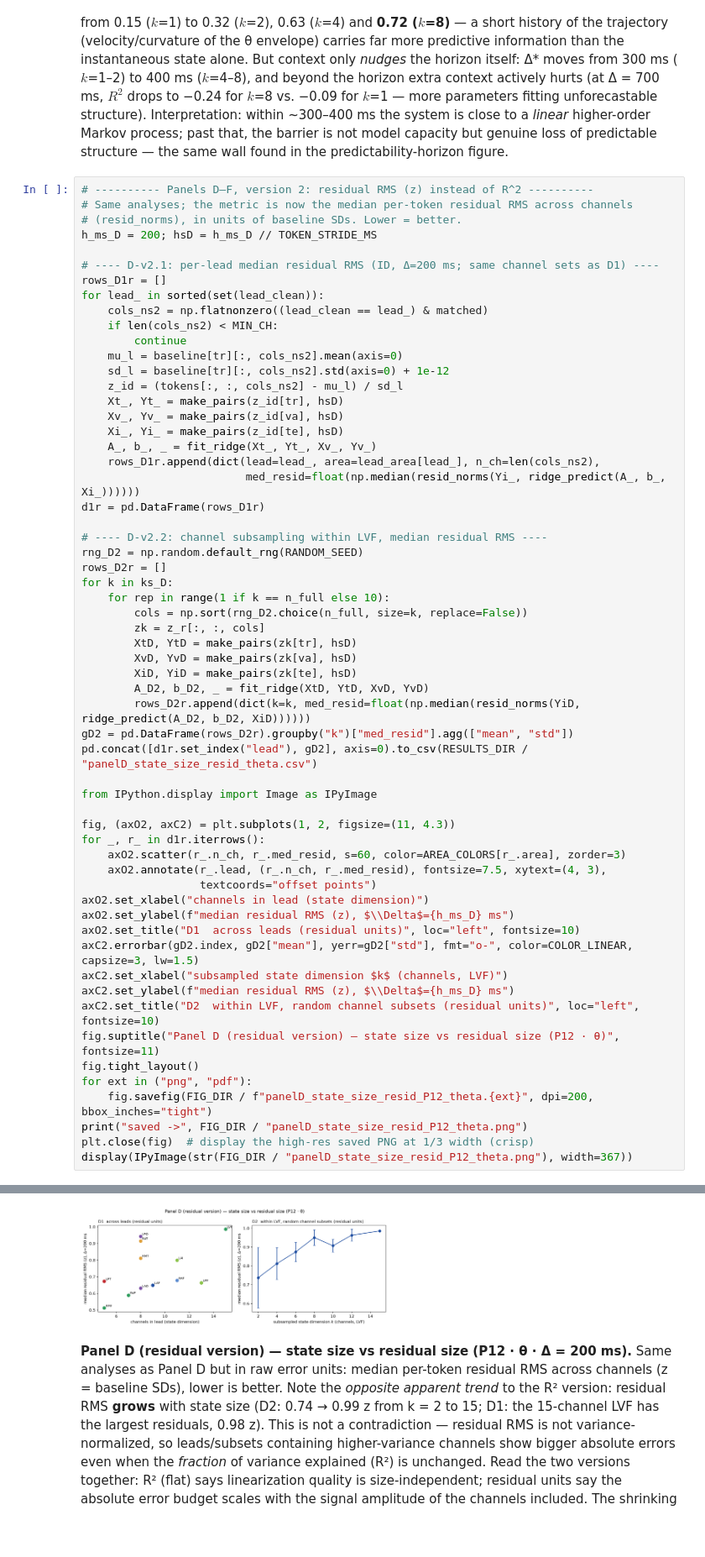
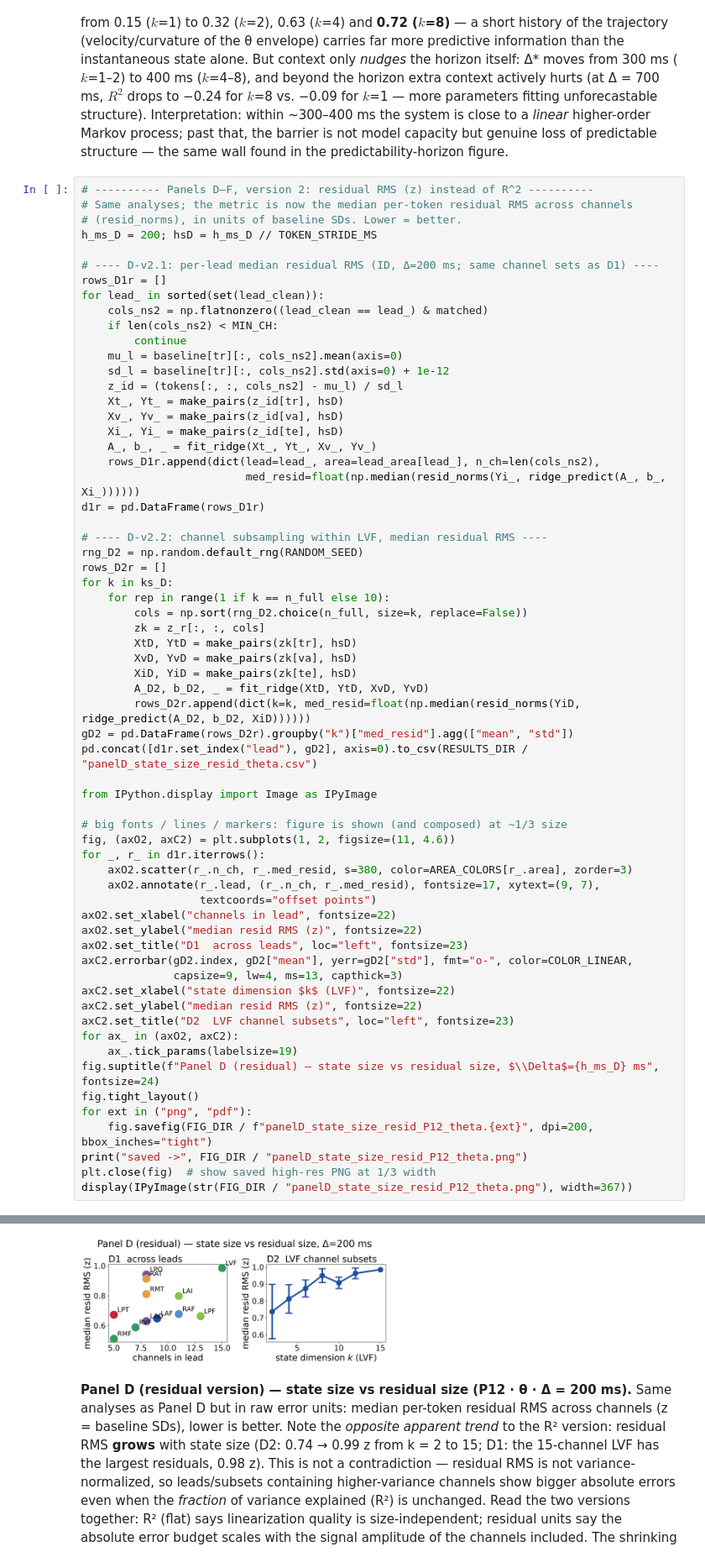
Before and after one commit to rgs2151/controller, a Jupyter notebook: NeuroAnalysis/brain_local_linearization.ipynb, the cells around one changed output, grey strips where cells are left out. Shown at 84% size. Cells and saved outputs as stored; diff of their text form; blank space fills up the shorter version.

Commit message:
residual panels D-F: enlarge fonts, lines, markers ~3x for small-panel display

```diff
--- a/NeuroAnalysis/brain_local_linearization.ipynb
+++ b/NeuroAnalysis/brain_local_linearization.ipynb
@@ -1557,46 +1557,50 @@ for lead_ in sorted(set(lead_clean)):
     rows_D1r.append(dict(lead=lead_, area=lead_area[lead_], n_ch=len(cols_ns2),
                          med_resid=float(np.median(resid_norms(Yi_, ridge_predict(A_, b_, Xi_))))))
 d1r = pd.DataFrame(rows_D1r)
 
 # ---- D-v2.2: channel subsampling within LVF, median residual RMS ----
 rng_D2 = np.random.default_rng(RANDOM_SEED)
 rows_D2r = []
 for k in ks_D:
     for rep in range(1 if k == n_full else 10):
         cols = np.sort(rng_D2.choice(n_full, size=k, replace=False))
         zk = z_r[:, :, cols]
         XtD, YtD = make_pairs(zk[tr], hsD)
         XvD, YvD = make_pairs(zk[va], hsD)
         XiD, YiD = make_pairs(zk[te], hsD)
         A_D2, b_D2, _ = fit_ridge(XtD, YtD, XvD, YvD)
         rows_D2r.append(dict(k=k, med_resid=float(np.median(resid_norms(YiD, ridge_predict(A_D2, b_D2, XiD))))))
 gD2 = pd.DataFrame(rows_D2r).groupby("k")["med_resid"].agg(["mean", "std"])
 pd.concat([d1r.set_index("lead"), gD2], axis=0).to_csv(RESULTS_DIR / "panelD_state_size_resid_theta.csv")
 
 from IPython.display import Image as IPyImage
 
-fig, (axO2, axC2) = plt.subplots(1, 2, figsize=(11, 4.3))
+# big fonts / lines / markers: figure is shown (and composed) at ~1/3 size
+fig, (axO2, axC2) = plt.subplots(1, 2, figsize=(11, 4.6))
 for _, r_ in d1r.iterrows():
-    axO2.scatter(r_.n_ch, r_.med_resid, s=60, color=AREA_COLORS[r_.area], zorder=3)
-    axO2.annotate(r_.lead, (r_.n_ch, r_.med_resid), fontsize=7.5, xytext=(4, 3),
+    axO2.scatter(r_.n_ch, r_.med_resid, s=380, color=AREA_COLORS[r_.area], zorder=3)
+    axO2.annotate(r_.lead, (r_.n_ch, r_.med_resid), fontsize=17, xytext=(9, 7),
                   textcoords="offset points")
-axO2.set_xlabel("channels in lead (state dimension)")
-axO2.set_ylabel(f"median residual RMS (z), $\\Delta$={h_ms_D} ms")
-axO2.set_title("D1  across leads (residual units)", loc="left", fontsize=10)
-axC2.errorbar(gD2.index, gD2["mean"], yerr=gD2["std"], fmt="o-", color=COLOR_LINEAR, capsize=3, lw=1.5)
-axC2.set_xlabel("subsampled state dimension $k$ (channels, LVF)")
-axC2.set_ylabel(f"median residual RMS (z), $\\Delta$={h_ms_D} ms")
-axC2.set_title("D2  within LVF, random channel subsets (residual units)", loc="left", fontsize=10)
-fig.suptitle("Panel D (residual version) — state size vs residual size (P12 · θ)", fontsize=11)
+axO2.set_xlabel("channels in lead", fontsize=22)
+axO2.set_ylabel("median resid RMS (z)", fontsize=22)
+axO2.set_title("D1  across leads", loc="left", fontsize=23)
+axC2.errorbar(gD2.index, gD2["mean"], yerr=gD2["std"], fmt="o-", color=COLOR_LINEAR,
+              capsize=9, lw=4, ms=13, capthick=3)
+axC2.set_xlabel("state dimension $k$ (LVF)", fontsize=22)
+axC2.set_ylabel("median resid RMS (z)", fontsize=22)
+axC2.set_title("D2  LVF channel subsets", loc="left", fontsize=23)
+for ax_ in (axO2, axC2):
+    ax_.tick_params(labelsize=19)
+fig.suptitle(f"Panel D (residual) — state size vs residual size, $\\Delta$={h_ms_D} ms", fontsize=24)
 fig.tight_layout()
 for ext in ("png", "pdf"):
     fig.savefig(FIG_DIR / f"panelD_state_size_resid_P12_theta.{ext}", dpi=200, bbox_inches="tight")
 print("saved ->", FIG_DIR / "panelD_state_size_resid_P12_theta.png")
-plt.close(fig)  # display the high-res saved PNG at 1/3 width (crisp)
+plt.close(fig)  # show saved high-res PNG at 1/3 width
 display(IPyImage(str(FIG_DIR / "panelD_state_size_resid_P12_theta.png"), width=367))
 # %% [output]
 saved -> /teamspace/studios/this_studio/LinearLLMDynamic/NeuroAnalysis/figures/panelD_state_size_resid_P12_theta.png
-[figure, old version]
+[figure, new version]
 # %% [markdown]
 **Panel D (residual version) — state size vs residual size (P12 · θ · Δ = 200 ms).** Same analyses as Panel D but in raw error units: median per-token residual RMS across channels (z = baseline SDs), lower is better. Note the *opposite apparent trend* to the R² version: residual RMS **grows** with state size (D2: 0.74 → 0.99 z from k = 2 to 15; D1: the 15-channel LVF has the largest residuals, 0.98 z). This is not a contradiction — residual RMS is not variance-normalized, so leads/subsets containing higher-variance channels show bigger absolute errors even when the *fraction* of variance explained (R²) is unchanged. Read the two versions together: R² (flat) says linearization quality is size-independent; residual units say the absolute error budget scales with the signal amplitude of the channels included. The shrinking error bars in D2 (±0.16 → ±0.02) repeat the one real size effect: more channels average out subset-to-subset variability.
 # %%
```
Also changed, not shown: parts of 2 cells of this notebook, 6 other files.
